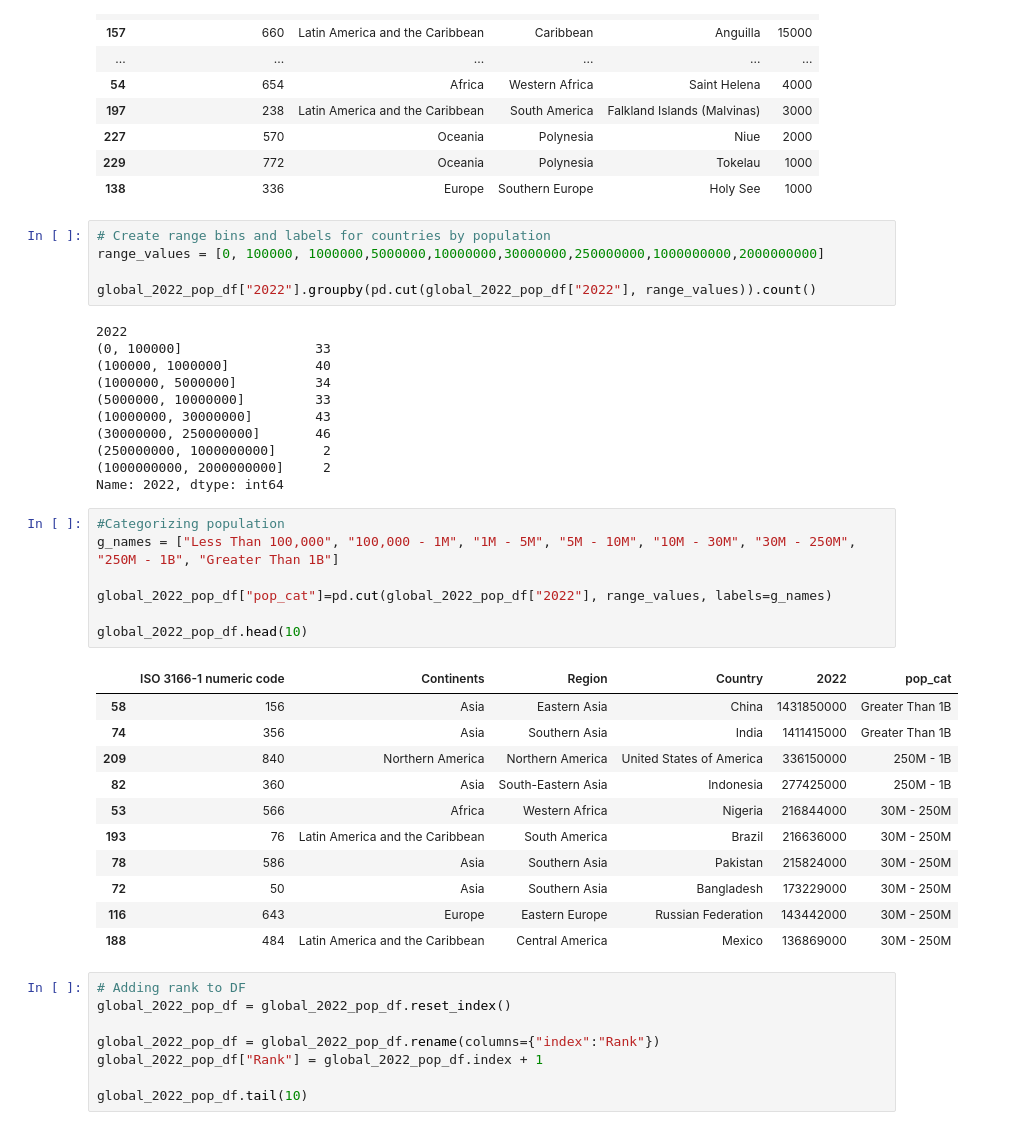
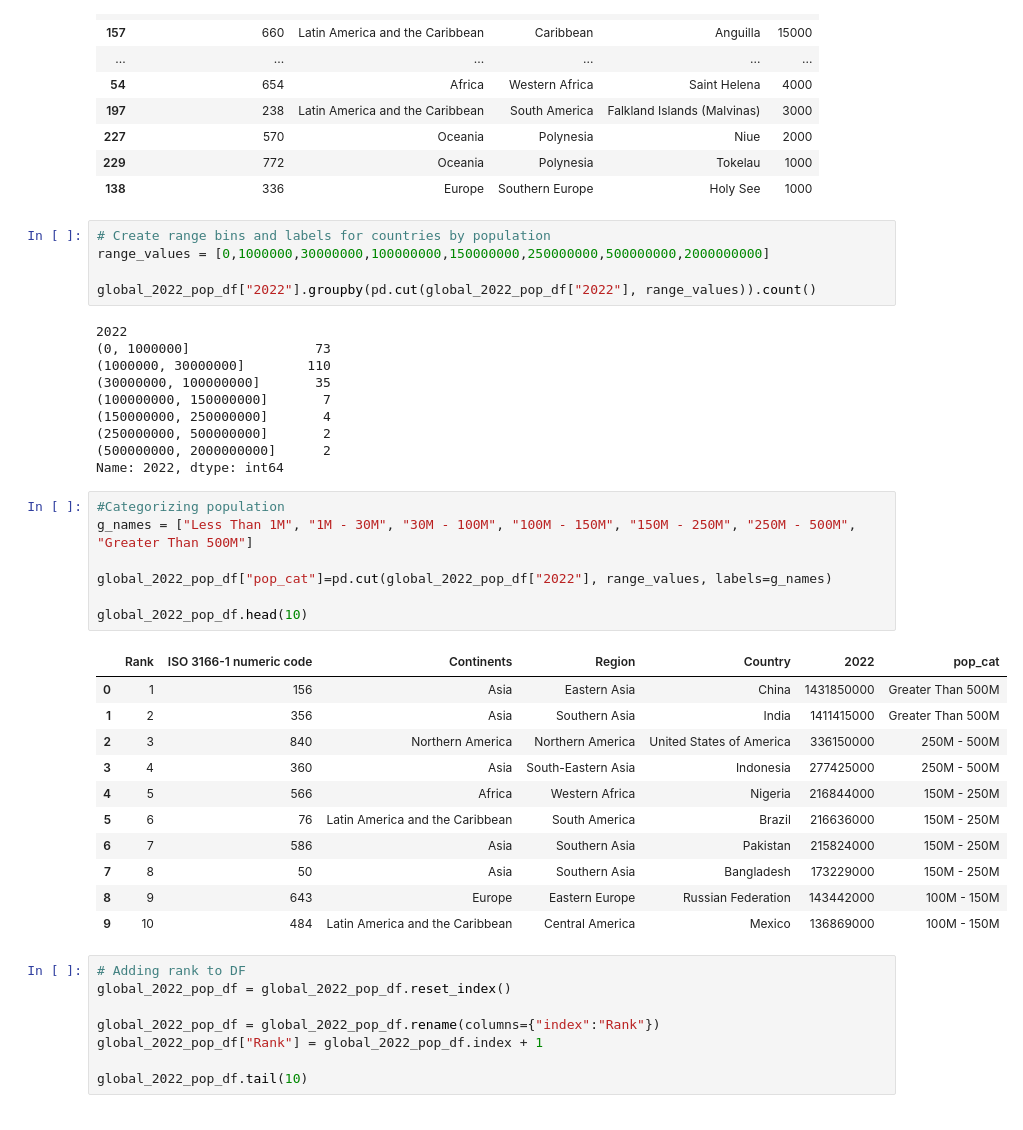
Before and after one commit to dkristek/UN_Country_Population_Growth, a Jupyter notebook: Pop_countries_Dtypes.ipynb, the cells around one changed output. Drawn from its saved outputs; the diff is of its cells as text.

```diff
--- a/Pop_countries_Dtypes.ipynb
+++ b/Pop_countries_Dtypes.ipynb
@@ -162,39 +162,38 @@ global_2022_pop_df.tail(20)
 | 138 | 336 | Europe | Southern Europe | Holy See | 1000 |
 # %%
 # Create range bins and labels for countries by population
-range_values = [0, 100000, 1000000,5000000,10000000,30000000,250000000,1000000000,2000000000]
+range_values = [0,1000000,30000000,100000000,150000000,250000000,500000000,2000000000]
 
 global_2022_pop_df["2022"].groupby(pd.cut(global_2022_pop_df["2022"], range_values)).count()
 # %% [output]
 2022
-(0, 100000]                 33
-(100000, 1000000]           40
-(1000000, 5000000]          34
-(5000000, 10000000]         33
-(10000000, 30000000]        43
-(30000000, 250000000]       46
-(250000000, 1000000000]      2
-(1000000000, 2000000000]     2
+(0, 1000000]                73
+(1000000, 30000000]        110
+(30000000, 100000000]       35
+(100000000, 150000000]       7
+(150000000, 250000000]       4
+(250000000, 500000000]       2
+(500000000, 2000000000]      2
 Name: 2022, dtype: int64
 # %%
 #Categorizing population
-g_names = ["Less Than 100,000", "100,000 - 1M", "1M - 5M", "5M - 10M", "10M - 30M", "30M - 250M", "250M - 1B", "Greater Than 1B"]
+g_names = ["Less Than 1M", "1M - 30M", "30M - 100M", "100M - 150M", "150M - 250M", "250M - 500M", "Greater Than 500M"]
 
 global_2022_pop_df["pop_cat"]=pd.cut(global_2022_pop_df["2022"], range_values, labels=g_names)
 
 global_2022_pop_df.head(10)
 # %% [output]
-|  | ISO 3166-1 numeric code | Continents | Region | Country | 2022 | pop_cat |
-| 58 | 156 | Asia | Eastern Asia | China | 1431850000 | Greater Than 1B |
-| 74 | 356 | Asia | Southern Asia | India | 1411415000 | Greater Than 1B |
-| 209 | 840 | Northern America | Northern America | United States of America | 336150000 | 250M - 1B |
-| 82 | 360 | Asia | South-Eastern Asia | Indonesia | 277425000 | 250M - 1B |
-| 53 | 566 | Africa | Western Africa | Nigeria | 216844000 | 30M - 250M |
-| 193 | 76 | Latin America and the Caribbean | South America | Brazil | 216636000 | 30M - 250M |
-| 78 | 586 | Asia | Southern Asia | Pakistan | 215824000 | 30M - 250M |
-| 72 | 50 | Asia | Southern Asia | Bangladesh | 173229000 | 30M - 250M |
-| 116 | 643 | Europe | Eastern Europe | Russian Federation | 143442000 | 30M - 250M |
-| 188 | 484 | Latin America and the Caribbean | Central America | Mexico | 136869000 | 30M - 250M |
+|  | Rank | ISO 3166-1 numeric code | Continents | Region | Country | 2022 | pop_cat |
+| 0 | 1 | 156 | Asia | Eastern Asia | China | 1431850000 | Greater Than 500M |
+| 1 | 2 | 356 | Asia | Southern Asia | India | 1411415000 | Greater Than 500M |
+| 2 | 3 | 840 | Northern America | Northern America | United States of America | 336150000 | 250M - 500M |
+| 3 | 4 | 360 | Asia | South-Eastern Asia | Indonesia | 277425000 | 250M - 500M |
+| 4 | 5 | 566 | Africa | Western Africa | Nigeria | 216844000 | 150M - 250M |
+| 5 | 6 | 76 | Latin America and the Caribbean | South America | Brazil | 216636000 | 150M - 250M |
+| 6 | 7 | 586 | Asia | Southern Asia | Pakistan | 215824000 | 150M - 250M |
+| 7 | 8 | 50 | Asia | Southern Asia | Bangladesh | 173229000 | 150M - 250M |
+| 8 | 9 | 643 | Europe | Eastern Europe | Russian Federation | 143442000 | 100M - 150M |
+| 9 | 10 | 484 | Latin America and the Caribbean | Central America | Mexico | 136869000 | 100M - 150M |
 # %%
 # Adding rank to DF
 global_2022_pop_df = global_2022_pop_df.reset_index()
```
Also changed, not shown: 5 other files.
